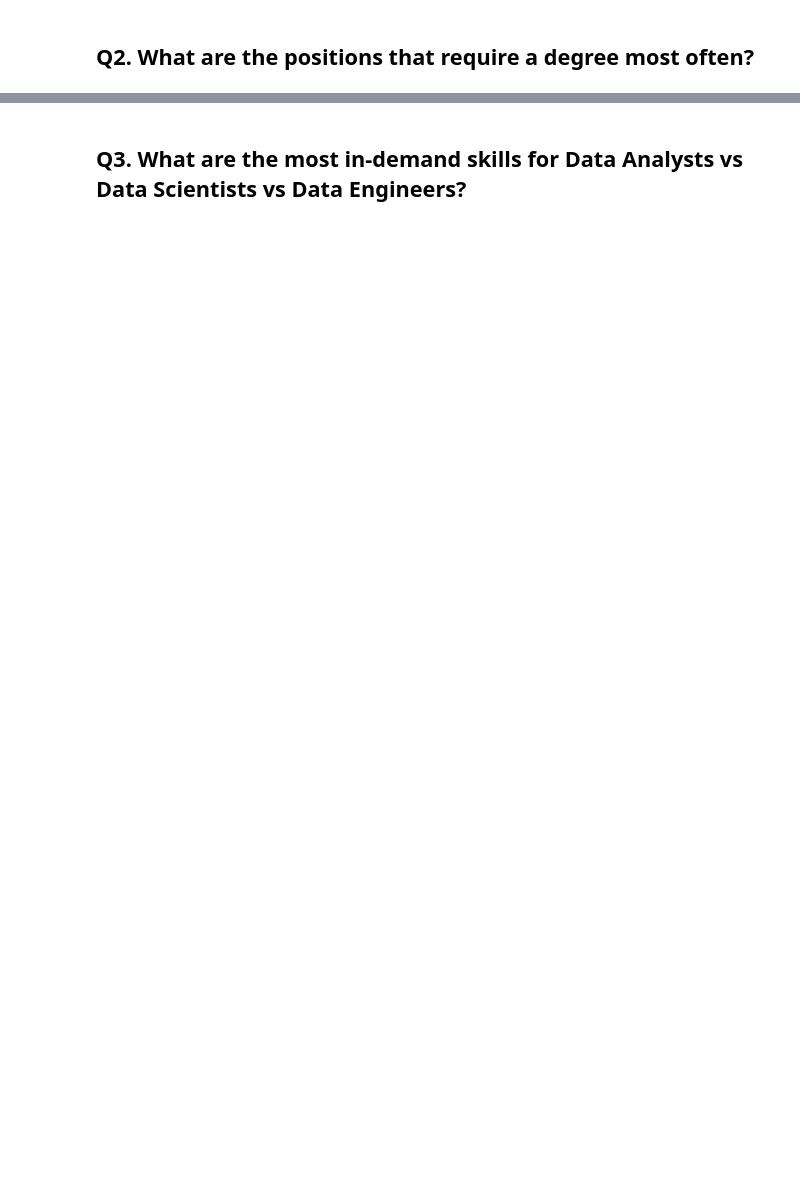
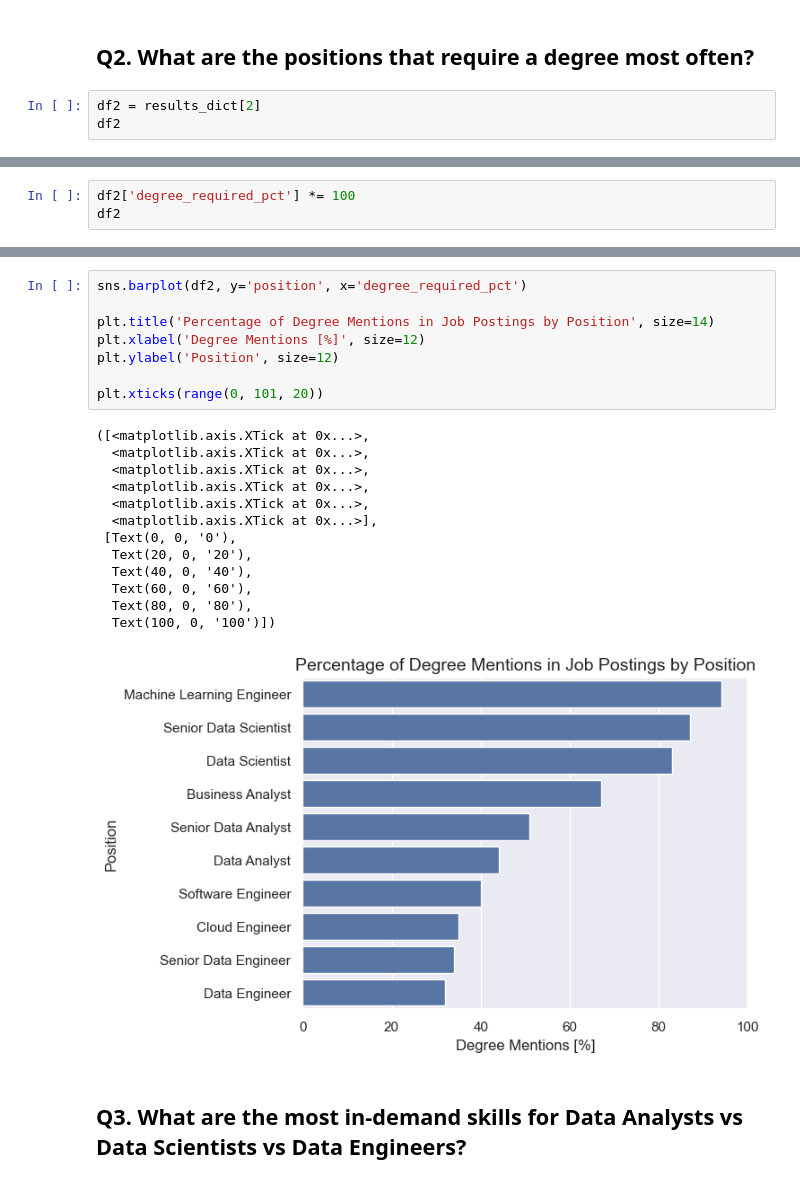
Before and after one commit to MICHGIL/SQL_Project_Data_Job_Analysis, a Jupyter notebook: plots/plots.ipynb, the cells around one changed output, grey strips where cells are left out. Saved outputs shown, nothing was run; the diff lists cells and outputs as text; blank space fills up the shorter version.

```diff
--- a/plots/plots.ipynb
+++ b/plots/plots.ipynb
@@ -40,2 +52,5 @@ results_dict[1]
 # %% [markdown]
 ## Q2. What are the positions that require a degree most often?
+# %%
+df2 = results_dict[2]
+df2
@@ -41,0 +69,3 @@ results_dict[1]
+# %%
+df2['degree_required_pct'] *= 100
+df2
@@ -42,2 +84,24 @@ results_dict[1]
+# %%
+sns.barplot(df2, y='position', x='degree_required_pct')
+
+plt.title('Percentage of Degree Mentions in Job Postings by Position', size=14)
+plt.xlabel('Degree Mentions [%]', size=12)
+plt.ylabel('Position', size=12)
+
+plt.xticks(range(0, 101, 20))
+# %% [output]
+([<matplotlib.axis.XTick at 0x...>,
+  <matplotlib.axis.XTick at 0x...>,
+  <matplotlib.axis.XTick at 0x...>,
+  <matplotlib.axis.XTick at 0x...>,
+  <matplotlib.axis.XTick at 0x...>,
+  <matplotlib.axis.XTick at 0x...>],
+ [Text(0, 0, '0'),
+  Text(20, 0, '20'),
+  Text(40, 0, '40'),
+  Text(60, 0, '60'),
+  Text(80, 0, '80'),
+  Text(100, 0, '100')])
+[figure, added]
 # %% [markdown]
 ## Q3. What are the most in-demand skills for Data Analysts vs Data Scientists vs Data Engineers?
```
Also changed, not shown: parts of 9 cells of this notebook, 3 other files.
